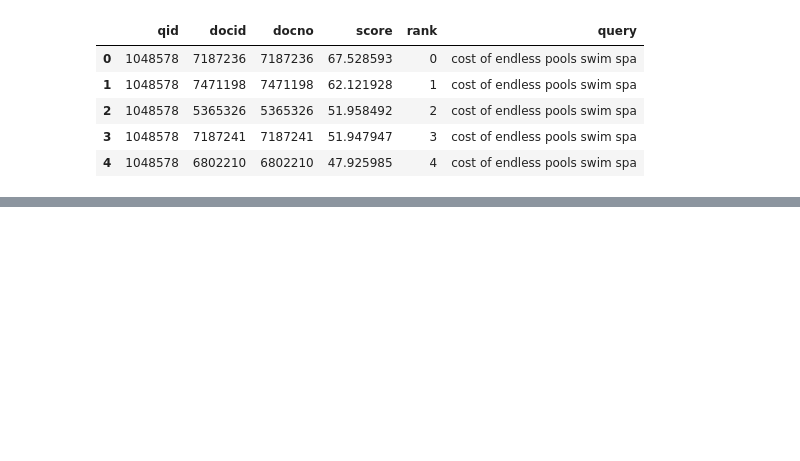
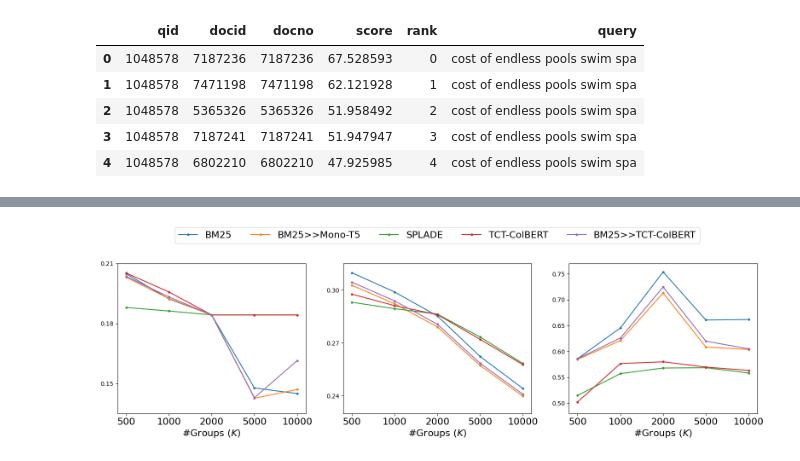
Before and after one commit to XuejunChang/T-Retrievability, a Jupyter notebook: plot.ipynb, the cells around one changed output, grey strips where cells are left out. Saved outputs shown, nothing was run; the diff lists cells and outputs as text; code cells hidden in the pictures; blank space fills up the shorter version.

```diff
--- a/plot.ipynb
+++ b/plot.ipynb
@@ -52,16 +59,30 @@ grouped_df.get_group(('bm25',500))
 # %%
-def sub_plot(plt,threshold,title,col, ylabel):
+def sub_plot(plt,title,col, ylabel):
     # bm25 = df[(df['modelname'] == 'bm25') & (df['threshold'] == threshold)]
     # bm25_monot5 = df[(df['modelname'] == 'bm25_monot5') & (df['threshold'] == threshold)]
     # splade = df[(df['modelname'] == 'splade') & (df['threshold'] == threshold)]
     # tctcolbert = df[(df['modelname'] == 'tctcolbert') & (df['threshold'] == threshold)]
     # bm25_tctcolbert = df[(df['modelname'] == 'bm25_tctcolbert') & (df['threshold'] == threshold)]
 
-    bm25 = df[(df['modelname'] == 'bm25') & (df['threshold'] == threshold)]
-    bm25_monot5 = df[(df['modelname'] == 'bm25_monot5') & (df['threshold'] == threshold)]
-    splade = df[(df['modelname'] == 'splade') & (df['threshold'] == threshold)]
-    tctcolbert = df[(df['modelname'] == 'tctcolbert') & (df['threshold'] == threshold)]
-    bm25_tctcolbert = df[(df['modelname'] == 'bm25_tctcolbert') & (df['threshold'] == threshold)]
+    modelname = "bm25"
+    result_csv_path = f'{config.data_dir}/v2/{modelname}_{config.dataset_name}_{config.topics_name}_{config.retrieve_num}_models_granularities.csv'
+    bm25 = pd.read_csv(result_csv_path, index_col=0).reset_index()
+
+    modelname = "bm25_monot5"
+    result_csv_path = f'{config.data_dir}/v2/{modelname}_{config.dataset_name}_{config.topics_name}_{config.retrieve_num}_models_granularities.csv'
+    bm25_monot5 = pd.read_csv(result_csv_path, index_col=0).reset_index()
+
+    modelname = "splade"
+    result_csv_path = f'{config.data_dir}/v2/{modelname}_{config.dataset_name}_{config.topics_name}_{config.retrieve_num}_models_granularities.csv'
+    splade = pd.read_csv(result_csv_path, index_col=0).reset_index()
+
+    modelname = "tctcolbert"
+    result_csv_path = f'{config.data_dir}/v2/{modelname}_{config.dataset_name}_{config.topics_name}_{config.retrieve_num}_models_granularities.csv'
+    tctcolbert = pd.read_csv(result_csv_path, index_col=0).reset_index()
+
+    modelname = "bm25_tctcolbert"
+    result_csv_path = f'{config.data_dir}/v2/{modelname}_{config.dataset_name}_{config.topics_name}_{config.retrieve_num}_models_granularities.csv'
+    bm25_tctcolbert = pd.read_csv(result_csv_path, index_col=0).reset_index()
 
     x = [1,2,3,4,5]
     # col = 'min_gini'
@@ -89,33 +110,35 @@ def sub_plot(plt,threshold,title,col, ylabel):
 # %%
 fig, (ax0,ax1,ax2) = plt.subplots(nrows=1, ncols=3, figsize=(15, 4))
 # plt.subplots_adjust(hspace=1, wspace=0.2, left=0.1)
 plt.subplots_adjust(hspace=1, wspace=0.2, left=0, right=1, bottom=0)
 
 ylabel = 'Min (Gini), Avg (Gini), Max (Gini)'
 
-col = 'min_gini'
+col = 'min_gin'
 ax0.xaxis.set_major_locator(MultipleLocator(1))
 ax0.yaxis.set_major_locator(MultipleLocator(0.03))
 # ax0.set_xlim(1,5)
-ax0.set_ylim(0.12,0.20)
-g0 = sub_plot(ax0,0,None,col, ylabel)
+ax0.set_ylim(0.135,0.21)
+g0 = sub_plot(ax0,None,col, ylabel)
 
 col = 'mean_gini'
 ax1.xaxis.set_major_locator(MultipleLocator(1))
 ax1.yaxis.set_major_locator(MultipleLocator(0.03))
 # ax1.set_xlim(1,5)
-ax1.set_ylim(0.22,0.30)
-g1 = sub_plot(ax1,0,None,col, ylabel)
+ax1.set_ylim(0.23,0.315)
+g1 = sub_plot(ax1,None,col, ylabel)
 
-col = 'max_gini'
+col = 'max_gin'
 ax2.xaxis.set_major_locator(MultipleLocator(1))
 ax2.yaxis.set_major_locator(MultipleLocator(0.05))
 # ax2.set_xlim(1,5)
-ax2.set_ylim(0.47,0.75)
-g2 = sub_plot(ax2,0,None,col, ylabel)
+ax2.set_ylim(0.48,0.77)
+g2 = sub_plot(ax2,None,col, ylabel)
 
 g = list(g0 + g1 + g2)
 
 fig.legend(handles=g0, loc='upper center', bbox_to_anchor=(0.5, 1.12), ncol=10, fontsize=16)
 plt.savefig(f'{config.prog_dir}/aggr_gini.pdf', format="pdf", bbox_inches="tight", pad_inches=0)
 plt.show()
+# %% [output]
+[figure, added]
```
Also changed, not shown: parts of 10 cells of this notebook, 5 other files.
